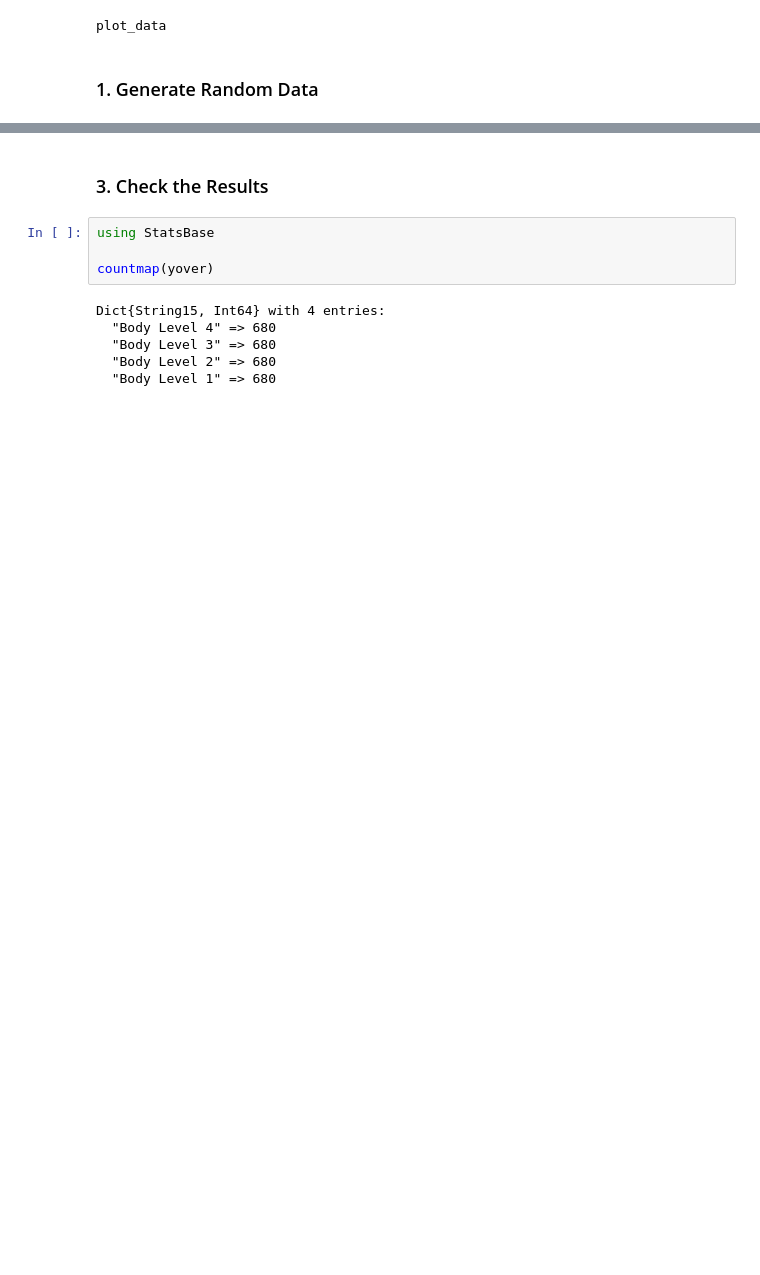
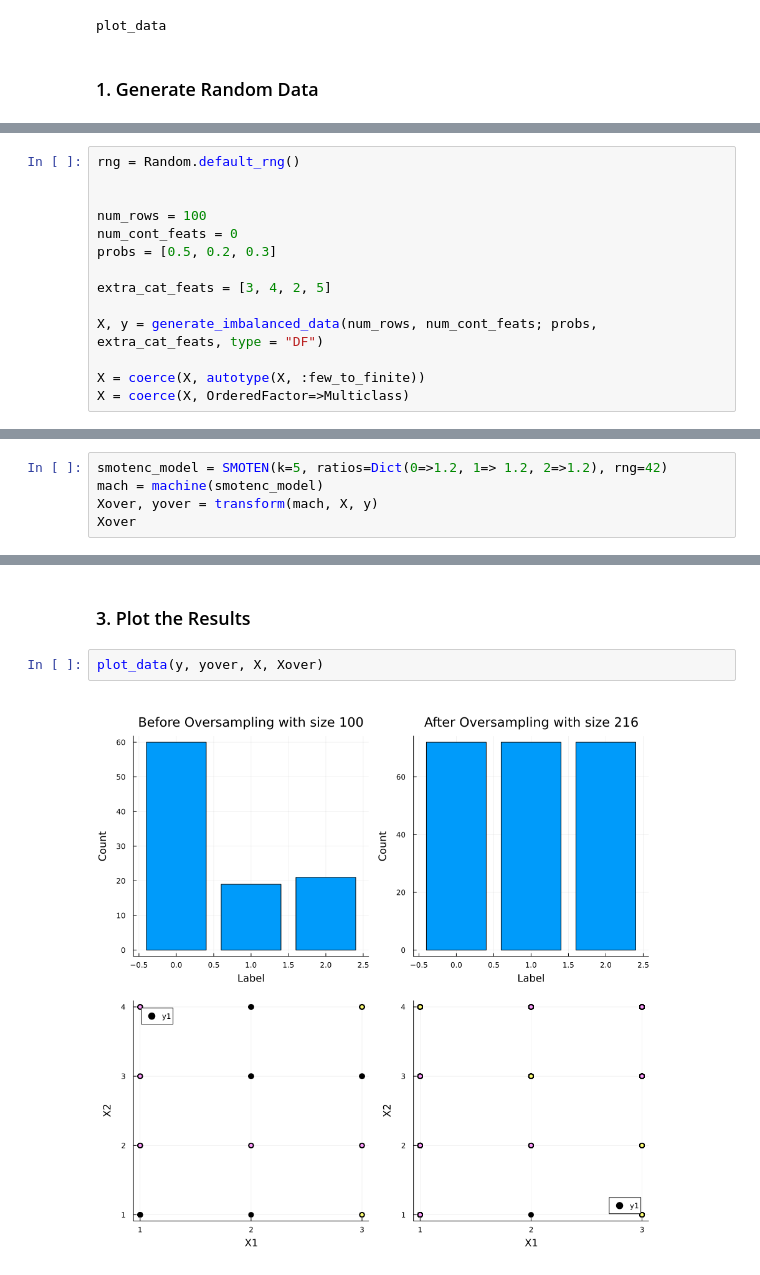
Before and after one commit to JuliaAI/Imbalance.jl, a Jupyter notebook: examples/smoten.ipynb, the cells around one changed output, grey strips where cells are left out. Drawn from its saved outputs; the diff is of its cells as text; blank space fills up the shorter version.

```diff
--- a/examples/smoten.ipynb
+++ b/examples/smoten.ipynb
@@ -38,0 +18,14 @@ X, y = DataFrames.select(df, Not(:Body_Level)), df[:, :Body_Level]
+# %%
+rng = Random.default_rng()
+
+
+num_rows = 100
+num_cont_feats = 0
+probs = [0.5, 0.2, 0.3]
+
+extra_cat_feats = [3, 4, 2, 5]
+
+X, y = generate_imbalanced_data(num_rows, num_cont_feats; probs, extra_cat_feats, type = "DF")
+
+X = coerce(X, autotype(X, :few_to_finite))
+X = coerce(X, OrderedFactor=>Multiclass)
@@ -125,0 +109,5 @@ Xover
+# %%
+smotenc_model = SMOTEN(k=5, ratios=Dict(0=>1.2, 1=> 1.2, 2=>1.2), rng=42)
+mach = machine(smotenc_model)
+Xover, yover = transform(mach, X, y)
+Xover
@@ -126,12 +185,6 @@ Xover
 # %% [markdown]
-### 3. Check the Results
+### 3. Plot the Results
-# %%
-using StatsBase
-
-countmap(yover)
-# %% [output]
-Dict{String15, Int64} with 4 entries:
-  "Body Level 4" => 680
-  "Body Level 3" => 680
-  "Body Level 2" => 680
-  "Body Level 1" => 680
+# %%
+plot_data(y, yover, X, Xover)
+# %% [output]
+[figure, added]
```
Also changed, not shown: parts of 16 cells of this notebook, 6 other files.
